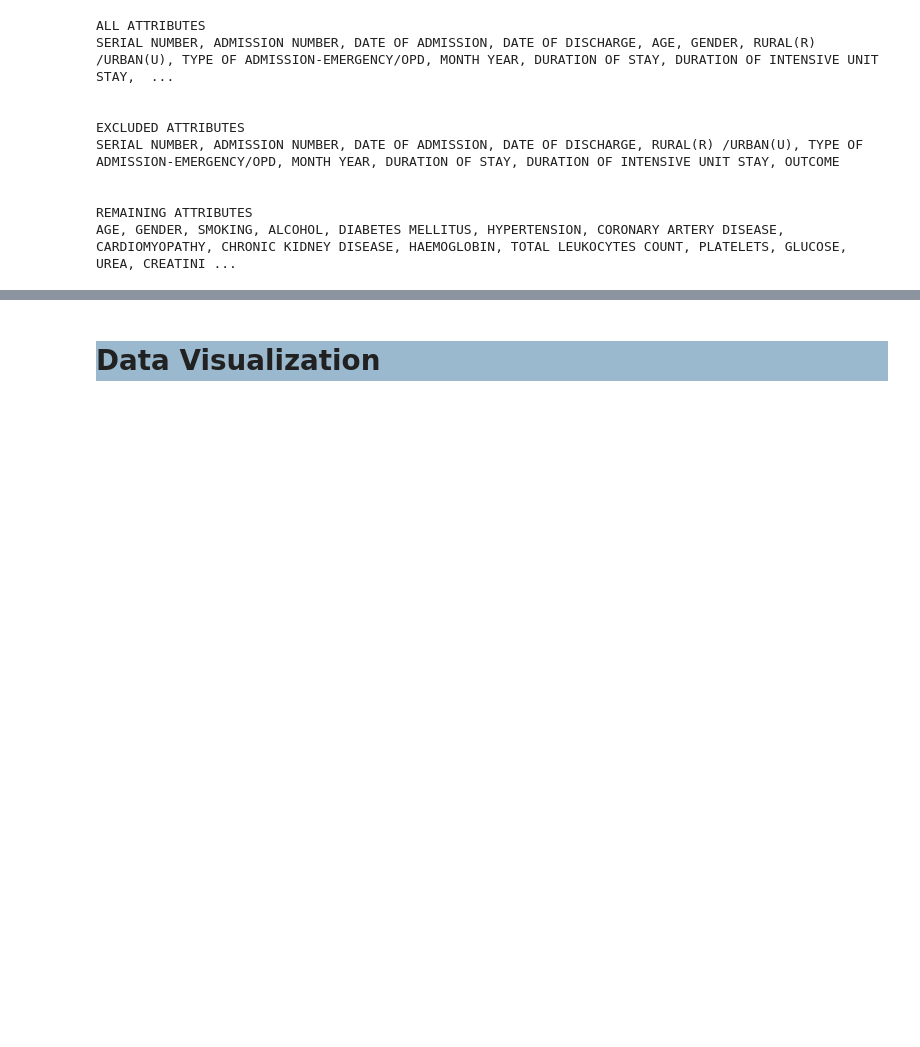
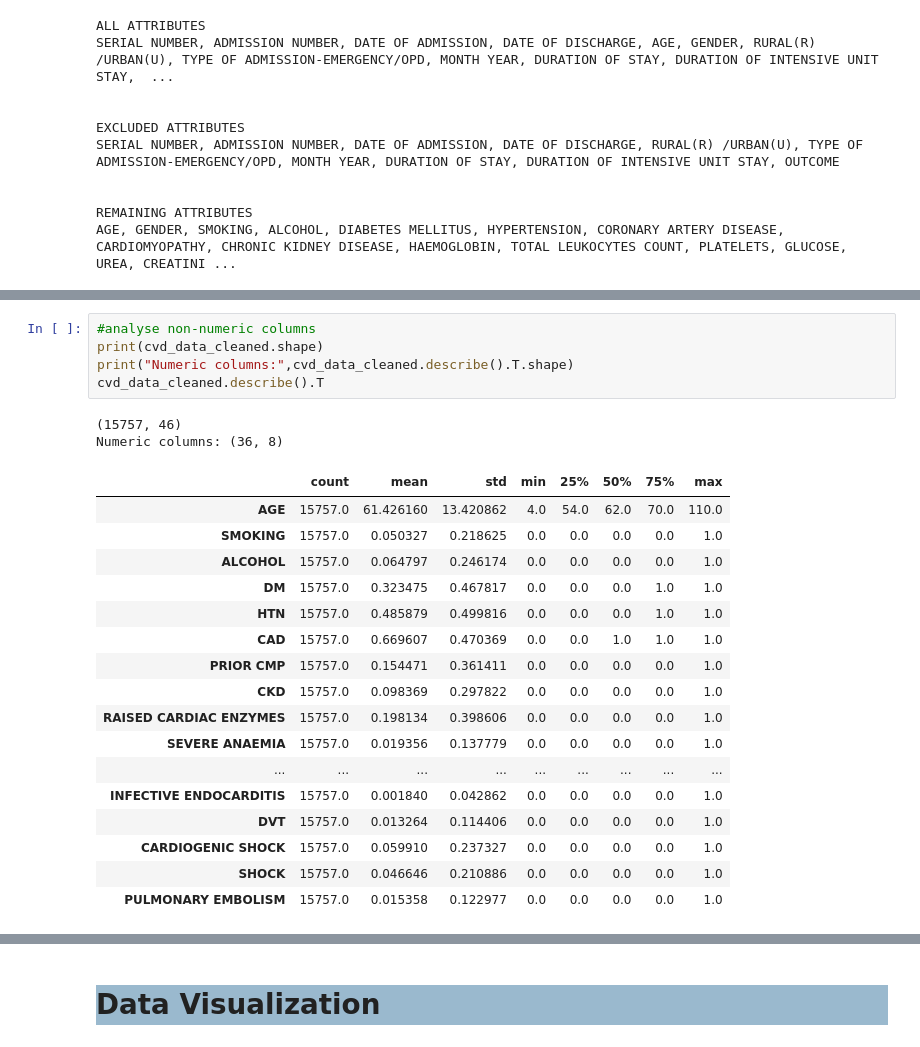
Before and after one commit to jeannamatthews-classes/group-project-cardiovascular-disease-predictor, a Jupyter notebook: CardiovascularDiseasePredictorBackend/src/model/CardiovascularDiseasePredictorModel.ipynb, the cells around one changed output, grey strips where cells are left out. Drawn from its saved outputs; the diff is of its cells as text; blank space fills up the shorter version.

```diff
--- a/CardiovascularDiseasePredictorBackend/src/model/CardiovascularDiseasePredictorModel.ipynb
+++ b/CardiovascularDiseasePredictorBackend/src/model/CardiovascularDiseasePredictorModel.ipynb
@@ -118,0 +132,25 @@ Index(['SNO', 'MRD No.', 'D.O.A', 'D.O.D', 'AGE', 'GENDER', 'RURAL',
+# %%
+#analyse non-numeric columns
+print(cvd_data_cleaned.shape)
+print("Numeric columns:",cvd_data_cleaned.describe().T.shape)
+cvd_data_cleaned.describe().T
+# %% [output]
+(15757, 46)
+Numeric columns: (36, 8)
+|  | count | mean | std | min | 25% | 50% | 75% | max |
+| AGE | 15757.0 | 61.426160 | 13.420862 | 4.0 | 54.0 | 62.0 | 70.0 | 110.0 |
+| SMOKING | 15757.0 | 0.050327 | 0.218625 | 0.0 | 0.0 | 0.0 | 0.0 | 1.0 |
+| ALCOHOL | 15757.0 | 0.064797 | 0.246174 | 0.0 | 0.0 | 0.0 | 0.0 | 1.0 |
+| DM | 15757.0 | 0.323475 | 0.467817 | 0.0 | 0.0 | 0.0 | 1.0 | 1.0 |
+| HTN | 15757.0 | 0.485879 | 0.499816 | 0.0 | 0.0 | 0.0 | 1.0 | 1.0 |
+| CAD | 15757.0 | 0.669607 | 0.470369 | 0.0 | 0.0 | 1.0 | 1.0 | 1.0 |
+| PRIOR CMP | 15757.0 | 0.154471 | 0.361411 | 0.0 | 0.0 | 0.0 | 0.0 | 1.0 |
+| CKD | 15757.0 | 0.098369 | 0.297822 | 0.0 | 0.0 | 0.0 | 0.0 | 1.0 |
+| RAISED CARDIAC ENZYMES | 15757.0 | 0.198134 | 0.398606 | 0.0 | 0.0 | 0.0 | 0.0 | 1.0 |
+| SEVERE ANAEMIA | 15757.0 | 0.019356 | 0.137779 | 0.0 | 0.0 | 0.0 | 0.0 | 1.0 |
+| ... | ... | ... | ... | ... | ... | ... | ... | ... |
+| INFECTIVE ENDOCARDITIS | 15757.0 | 0.001840 | 0.042862 | 0.0 | 0.0 | 0.0 | 0.0 | 1.0 |
+| DVT | 15757.0 | 0.013264 | 0.114406 | 0.0 | 0.0 | 0.0 | 0.0 | 1.0 |
+| CARDIOGENIC SHOCK | 15757.0 | 0.059910 | 0.237327 | 0.0 | 0.0 | 0.0 | 0.0 | 1.0 |
+| SHOCK | 15757.0 | 0.046646 | 0.210886 | 0.0 | 0.0 | 0.0 | 0.0 | 1.0 |
+| PULMONARY EMBOLISM | 15757.0 | 0.015358 | 0.122977 | 0.0 | 0.0 | 0.0 | 0.0 | 1.0 |
```
Also changed, not shown: parts of 16 cells of this notebook, 1 other file.
